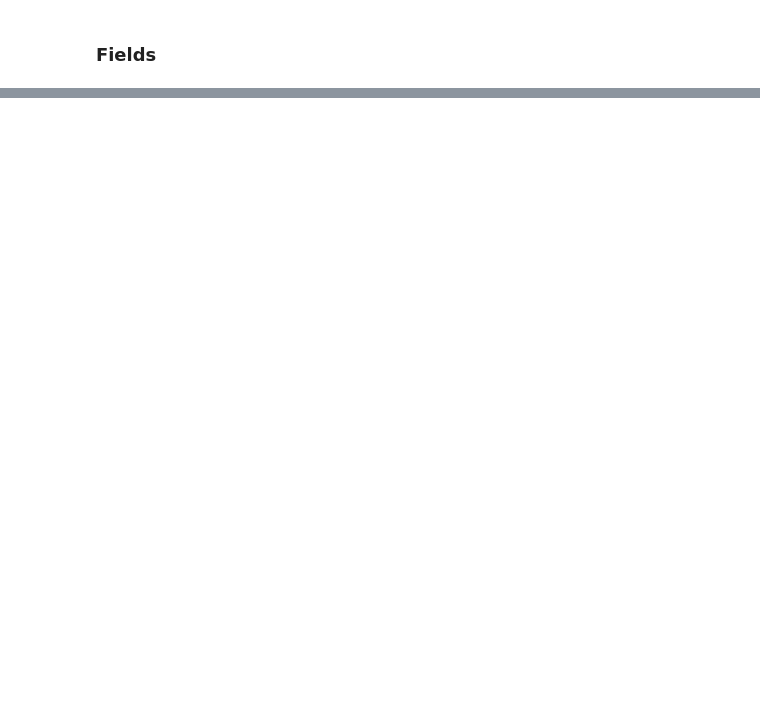
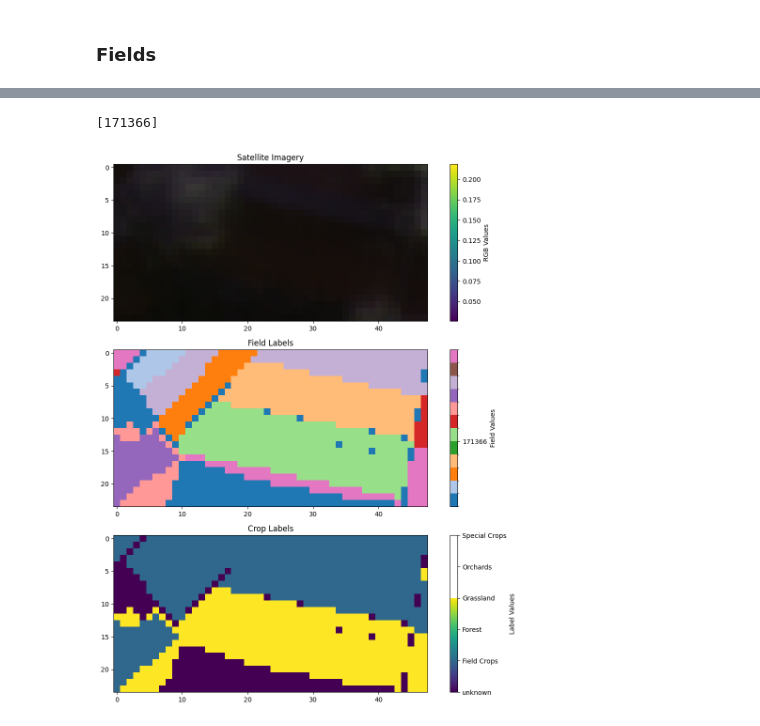
Before and after one commit to tmandelz/crop-segmentation, a Jupyter notebook: eda.ipynb, the cells around one changed output, grey strips where cells are left out. Cells and saved outputs as stored; diff of their text form; code cells hidden in the pictures; blank space fills up the shorter version.

```diff
--- a/eda.ipynb
+++ b/eda.ipynb
@@ -404,2 +387,0 @@ if 0 in label_mapping_fields:
-# %%
-label_mapping_fields = {field:field}
@@ -467,0 +388,74 @@ plt.show()
+# %%
+fields = [unique_fields_tile[i ].numpy().max() for i in [600,]]
+fields
+# %% [output]
+[171366]
+# %%
+for field in fields:
+    tensor_for_data = []
+    tensor_for_field = []
+    tensor_for_target = []
+    for i in range(target_train.size(0)):
+        has_value_field = torch.any(field_instance_train[i] == field).item()
+        if has_value_field:
+            tensor_for_data.append(input_train[i,:,1:4,:,:])
+            tensor_for_field.append(field_instance_train[i])
+            tensor_for_target.append(target_train[i])
+
+    stacked_tensor_field = torch.cat(tensor_for_field, dim=1)
+    stacked_tensor_target = torch.cat(tensor_for_target, dim=1)
+    tensor_for_data =torch.stack(tensor_for_data)
+    tensor_for_data = torch.clamp(tensor_for_data, 0, 1)
+    stacked_image = torch.cat([tensor_for_data[i] for i in range(tensor_for_data.size(0))], dim=3)
+
+    stacked_image = stacked_image.squeeze().permute(1, 2, 0).numpy()
+    label_mapping_fields_field = {field:field}
+    label_mapping_fields = {v:v for i,v in enumerate(tensor_for_field[0].unique().numpy())}
+
+    # Plot the image
+    plt.figure(figsize=(10, 12))  # Adjust the width and height as needed
+    # Create a gridspec layout
+    gs = gridspec.GridSpec(3, 1, width_ratios=[4], height_ratios=[1, 1, 1])
+
+    # Plot the image
+    ax0 = plt.subplot(gs[0])
+    im0 =ax0.imshow(stacked_image,)
+    ax0.set_title('Satellite Imagery')
+    cbar1 = plt.colorbar(im0, ax=ax0)
+    cbar1.set_label('RGB Values')
+
+    # Extract unique category values
+    unique_categories = sorted(list(set(label_mapping_fields.values())))
+    # Define colors for each category
+    category_colors = plt.cm.tab20.colors[:len(unique_categories)]
+    # Create a colormap with specified colors
+    cmap = colors.ListedColormap(category_colors)
+    # Define bounds and norm
+    bounds = unique_categories
+    norm = colors.BoundaryNorm(bounds, cmap.N)
+    # Plot the pixel labels
+    ax1 = plt.subplot(gs[1])
+    im1 = ax1.imshow(stacked_tensor_field,cmap=cmap,norm=norm,origin='upper')
+    ax1.set_title('Field Labels')
+    # make a color bar
+    cbar1 = plt.colorbar(im1, ax=ax1)
+    cbar1.set_label('Field Values')
+    cbar1.set_ticks(list(label_mapping_fields_field.keys()))
+    cbar1.set_ticklabels(list(label_mapping_fields_field.values()))
+
+    # Plot the pixel labels
+    ax2 = plt.subplot(gs[2])
+    im2 = ax2.imshow(stacked_tensor_target)
+    ax2.set_title('Crop Labels')
+    cbar2 = plt.colorbar(im2, ax=ax2)
+    cbar2.set_label('Label Values')
+    cbar2.set_ticks(list(label_mapping.keys()))
+    cbar2.set_ticklabels(list(label_mapping.values()))
+
+    # Adjust layout
+    plt.tight_layout()
+
+    # Show the plot
+    plt.show()
+# %% [output]
+[figure, added]
```
Also changed, not shown: parts of 26 cells of this notebook.
